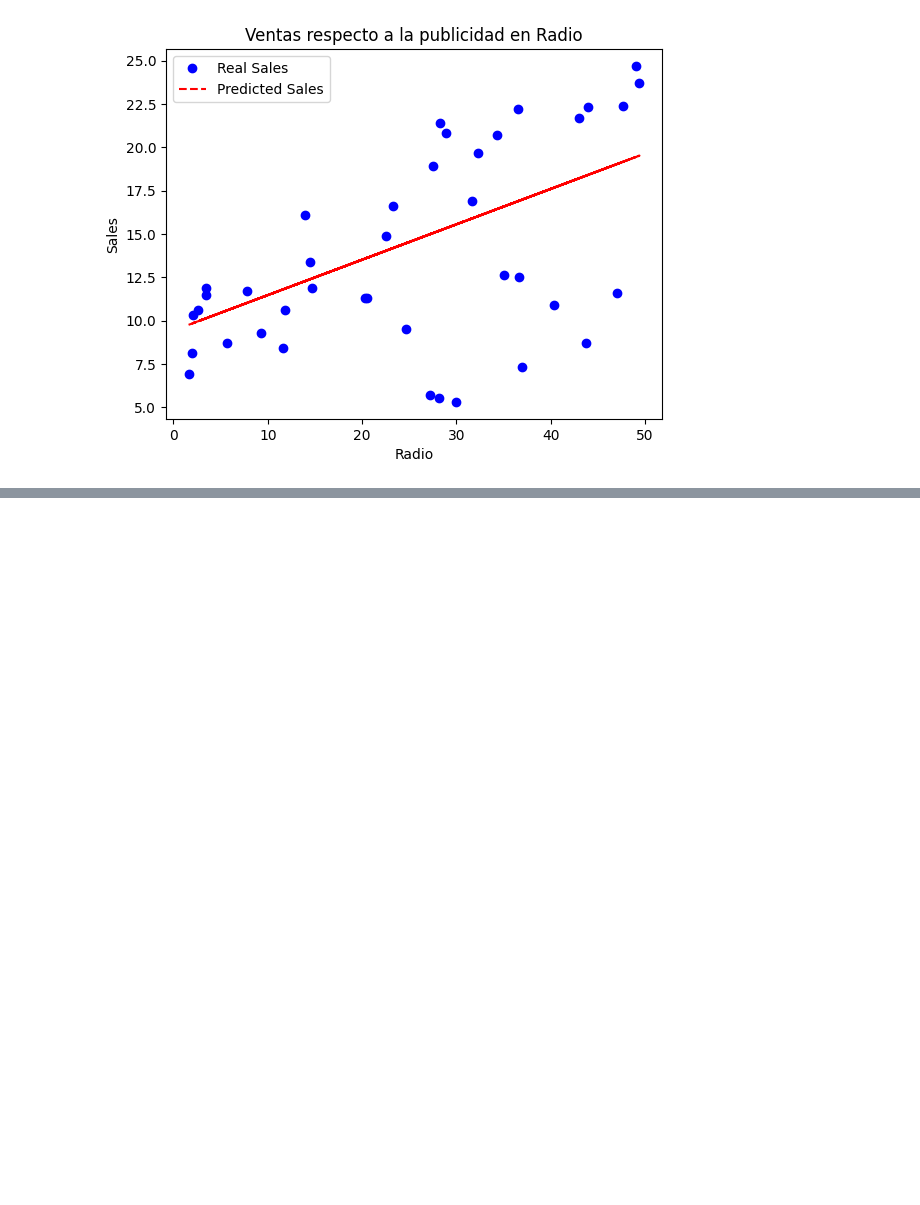
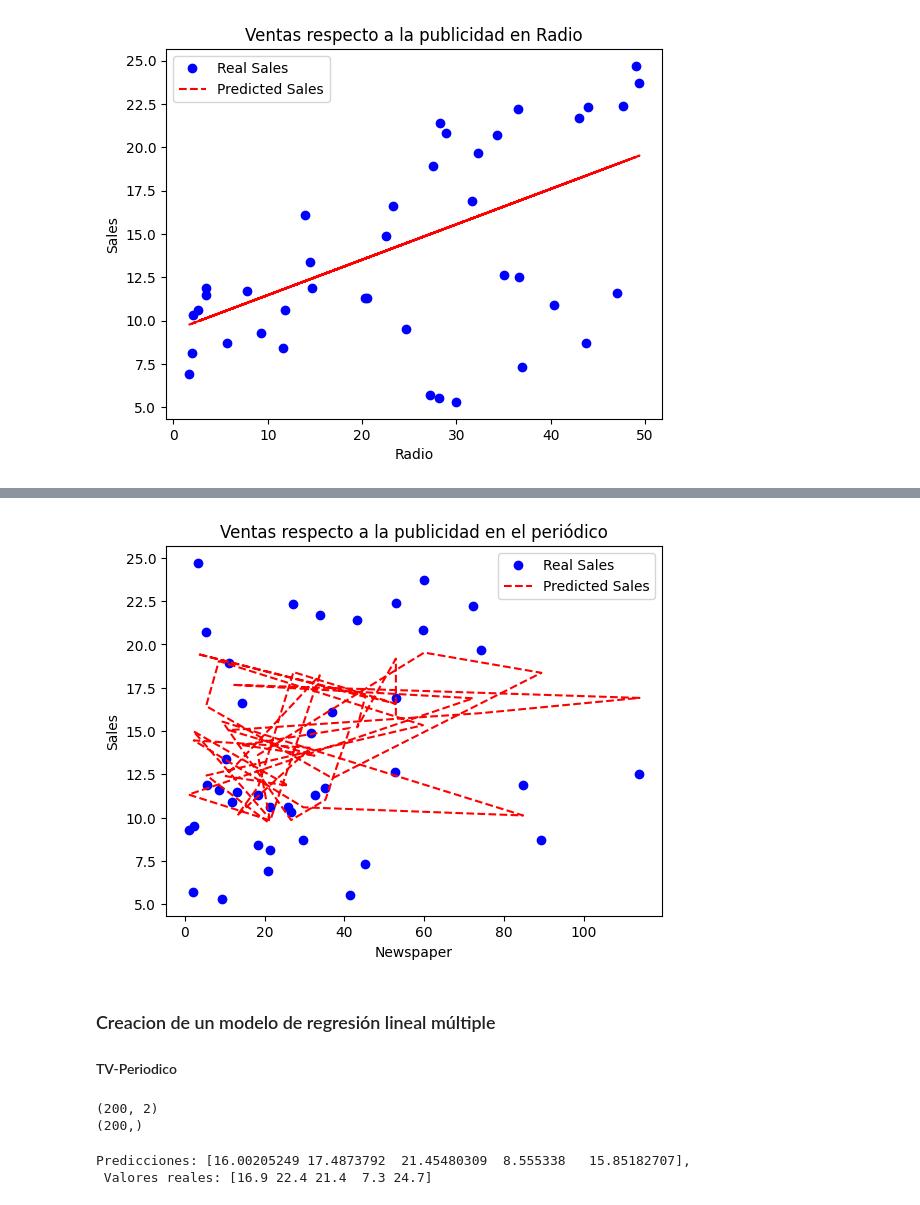
Before and after one commit to Spek7ro/Machine_Learning_Projects, a Jupyter notebook: Notebooks/RegresiónLineal_Simple_Múltiple.ipynb, the cells around one changed output, grey strips where cells are left out. Saved outputs shown, nothing was run; the diff lists cells and outputs as text; code cells hidden in the pictures; blank space fills up the shorter version.

```diff
--- a/Notebooks/RegresiónLineal_Simple_Múltiple.ipynb
+++ b/Notebooks/RegresiónLineal_Simple_Múltiple.ipynb
@@ -218,0 +221,4 @@ plt.show()
+# %%
+data_Newspaper = df[['Newspaper']]
+y = df['Sales'].values
+X_train, X_test, y_train, y_test = train_test_split(data_Newspaper, y, test_size = 0.2, random_state = 42)
@@ -218,0 +249,8 @@ plt.show()
+# %%
+sales_comp = pd.DataFrame({
+    "Newspaper": X_test.values.flatten(),
+    "Real Sales": y_test.flatten(),
+    "Predicted Sales": y_pred_radio.flatten()
+})
+
+sales_comp.head()
@@ -218,0 +264,23 @@ plt.show()
+# %%
+# Graficamos nuestro modelo junto a los datos de nuestro conjunto de testing
+plt.plot(sales_comp['Newspaper'], sales_comp['Real Sales'], 'bo', label='Real Sales')
+plt.plot(sales_comp['Newspaper'], sales_comp['Predicted Sales'], 'r--', label='Predicted Sales')
+plt.title('Ventas respecto a la publicidad en el periódico')
+plt.xlabel('Newspaper')
+plt.ylabel('Sales')
+plt.legend()
+plt.show()
+# %% [output]
+[figure, added]
+# %% [markdown]
+### Creacion de un modelo de regresión lineal múltiple
+#### TV-Periodico
+# %%
+X = df.drop(["Radio", "Sales"], axis=1).values
+y = df["Sales"].values
+
+print(X.shape)
+print(y.shape)
+# %% [output]
+(200, 2)
+(200,)
@@ -218,0 +289,9 @@ plt.show()
+# %%
+reg_tv_periodico = LinearRegression()
+reg_tv_periodico.fit(X_train, y_train)
+
+y_pred = reg_tv_periodico.predict(X_test)
+print("Predicciones: {}, \n Valores reales: {}".format(y_pred[:5], y_test[:5]))
+# %% [output]
+Predicciones: [16.00205249 17.4873792  21.45480309  8.555338   15.85182707],
+ Valores reales: [16.9 22.4 21.4  7.3 24.7]
```
Also changed, not shown: parts of 12 cells of this notebook.
